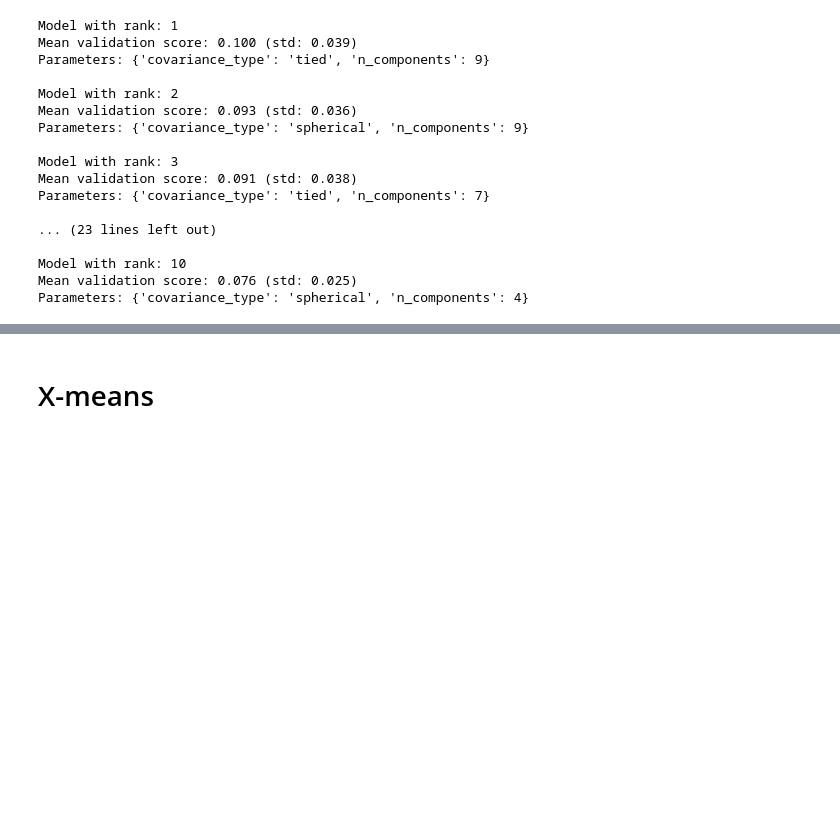
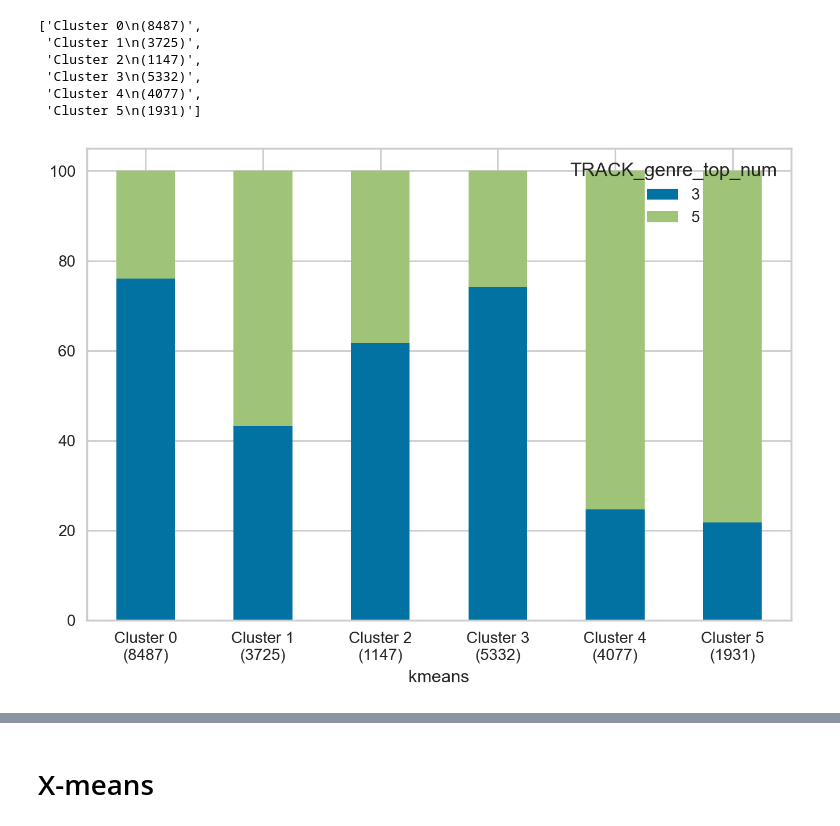
Before and after one commit to cri98li/Data-Mining-2-Project-ts-classification, a Jupyter notebook: Fase 4.2 Advanced Clustering.ipynb, the cells around one changed output, grey strips where cells are left out. Cells and saved outputs as stored; diff of their text form; code cells hidden in the pictures; blank space fills up the shorter version.

```diff
--- a/Fase 4.2 Advanced Clustering.ipynb
+++ b/Fase 4.2 Advanced Clustering.ipynb
@@ -420,20 +342,29 @@ GridSearchCV(cv=10, estimator=GaussianMixture(), n_jobs=-1,
-# %%
-report(grid_search.cv_results_, n_top=10)
-# %% [output]
-Model with rank: 1
-Mean validation score: 0.100 (std: 0.039)
-Parameters: {'covariance_type': 'tied', 'n_components': 9}
-
-Model with rank: 2
-Mean validation score: 0.093 (std: 0.036)
-Parameters: {'covariance_type': 'spherical', 'n_components': 9}
-
-Model with rank: 3
-Mean validation score: 0.091 (std: 0.038)
-Parameters: {'covariance_type': 'tied', 'n_components': 7}
-
-... (23 lines left out)
-
-Model with rank: 10
-Mean validation score: 0.076 (std: 0.025)
-Parameters: {'covariance_type': 'spherical', 'n_components': 4}
+# %%
+model = KMeans(n_clusters=6)
+model.fit(X_scaled)
+
+df['kmeans'] = model.labels_
+# %%
+xlabels = []
+
+for idx, i in enumerate(list(df.groupby('kmeans').size())):
+    xlabels.append("Cluster "+ str(idx)+"\n("+str(i)+")")
+
+xlabels
+# %% [output]
+['Cluster 0\n(8487)',
+ 'Cluster 1\n(3725)',
+ 'Cluster 2\n(1147)',
+ 'Cluster 3\n(5332)',
+ 'Cluster 4\n(4077)',
+ 'Cluster 5\n(1931)']
+# %%
+df.groupby(['kmeans',class_name]).size().groupby(level=0).apply(
+    lambda x: 100 * x / x.sum()
+).unstack().plot(kind='bar',stacked=True)
+
+plt.xticks(range(len(xlabels)), xlabels, rotation=0)
+
+plt.savefig("kmeans_cluster_perc.pdf", bbox_inches="tight")
+# %% [output]
+[figure, added]
```
Also changed, not shown: parts of 56 cells of this notebook.
